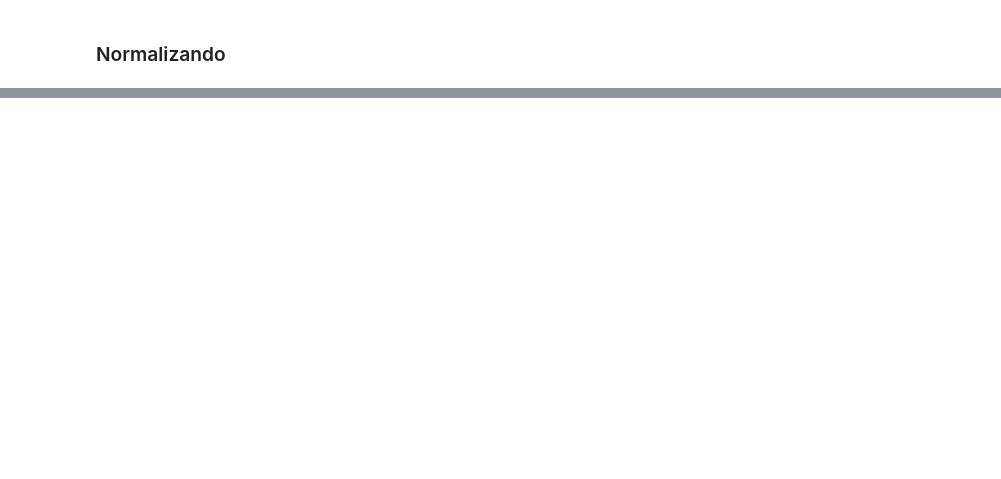
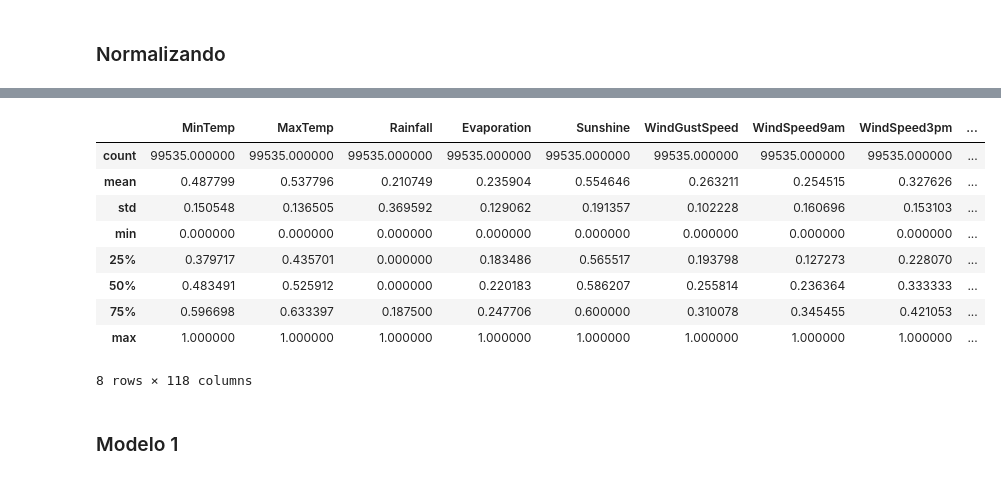
Before and after one commit to arthurnovello/ECM514-Ciencia_dos_Dados, a Jupyter notebook: AUS_ANN_ECM514.ipynb, the cells around one changed output, grey strips where cells are left out. Saved outputs shown, nothing was run; the diff lists cells and outputs as text; code cells hidden in the pictures; blank space fills up the shorter version.

```diff
--- a/AUS_ANN_ECM514.ipynb
+++ b/AUS_ANN_ECM514.ipynb
@@ -1154,0 +1189,18 @@ ValueError: ignored
+# %%
+x_treino = pd.DataFrame(x_treino, columns=[cols])
+x_teste = pd.DataFrame(x_teste, columns=[cols])
+# %%
+x_treino.describe()
+# %% [output]
+|  | MinTemp | MaxTemp | Rainfall | Evaporation | Sunshine | WindGustSpeed | WindSpeed9am | WindSpeed3pm | ... |
+| count | 99535.000000 | 99535.000000 | 99535.000000 | 99535.000000 | 99535.000000 | 99535.000000 | 99535.000000 | 99535.000000 | ... |
+| mean | 0.487799 | 0.537796 | 0.210749 | 0.235904 | 0.554646 | 0.263211 | 0.254515 | 0.327626 | ... |
+| std | 0.150548 | 0.136505 | 0.369592 | 0.129062 | 0.191357 | 0.102228 | 0.160696 | 0.153103 | ... |
+| min | 0.000000 | 0.000000 | 0.000000 | 0.000000 | 0.000000 | 0.000000 | 0.000000 | 0.000000 | ... |
+| 25% | 0.379717 | 0.435701 | 0.000000 | 0.183486 | 0.565517 | 0.193798 | 0.127273 | 0.228070 | ... |
+| 50% | 0.483491 | 0.525912 | 0.000000 | 0.220183 | 0.586207 | 0.255814 | 0.236364 | 0.333333 | ... |
+| 75% | 0.596698 | 0.633397 | 0.187500 | 0.247706 | 0.600000 | 0.310078 | 0.345455 | 0.421053 | ... |
+| max | 1.000000 | 1.000000 | 1.000000 | 1.000000 | 1.000000 | 1.000000 | 1.000000 | 1.000000 | ... |
+8 rows × 118 columns
+# %% [markdown]
+### Modelo 1
```
Also changed, not shown: parts of 31 cells of this notebook.
